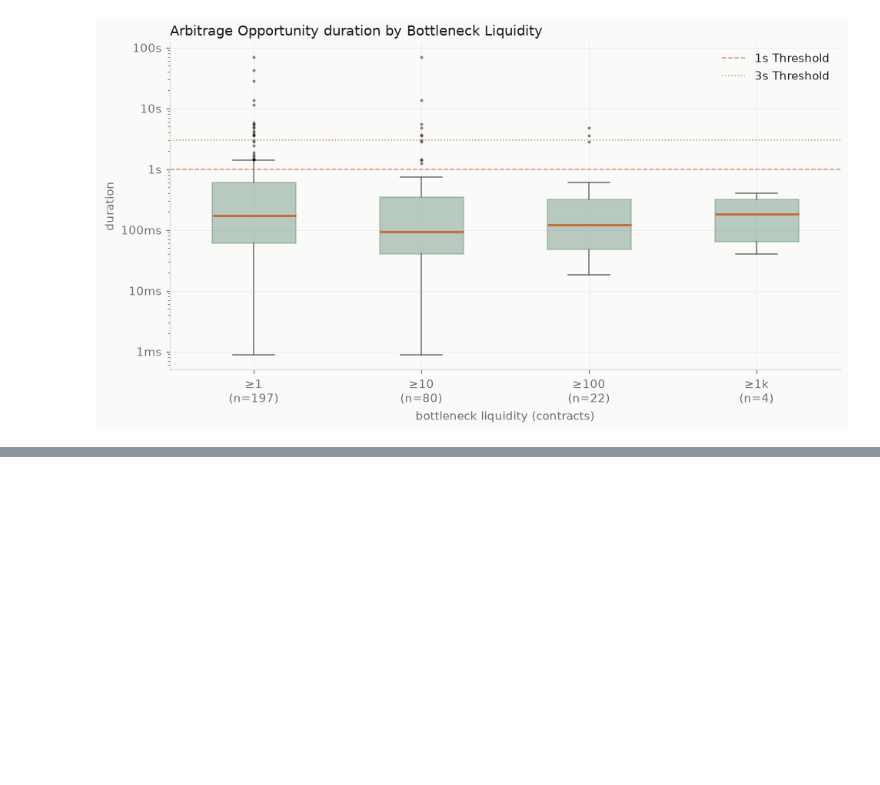
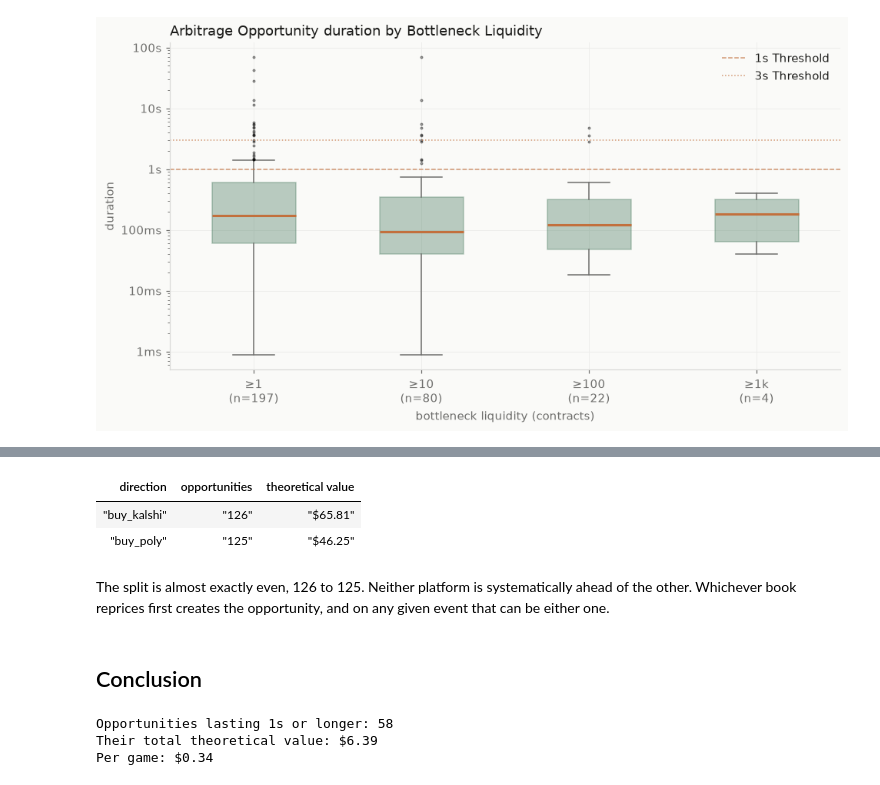
Before and after one commit to zhinit/prediction-market-analysis, a Jupyter notebook: analysis/cross_platform_arbitrage.ipynb, the cells around one changed output, grey strips where cells are left out. Saved outputs shown, nothing was run; the diff lists cells and outputs as text; code cells hidden in the pictures; blank space fills up the shorter version.

Commit message:
finalize arbitrage notebook: fixes, conclusion, case study, direction breakdown

```diff
--- a/analysis/cross_platform_arbitrage.ipynb
+++ b/analysis/cross_platform_arbitrage.ipynb
@@ -506,0 +568,29 @@ We can see that the vast majority of oppotunities disapear before the 1 second p
+# %%
+episodes.group_by("direction").agg(
+    pl.len().alias("count"),
+    pl.col("max_dollar_value").sum().alias("value"),
+).sort("direction").select(
+    pl.col("direction"),
+    fmt_count("count").alias("opportunities"),
+    pl.format("${}", pl.col("value").round(2)).alias("theoretical value"),
+)
+# %% [output]
+| direction | opportunities | theoretical value |
+| "buy_kalshi" | "126" | "$65.81" |
+| "buy_poly" | "125" | "$46.25" |
+# %% [markdown]
+The split is almost exactly even, 126 to 125. Neither platform is systematically ahead of the other. Whichever book reprices first creates the opportunity, and on any given event that can be either one.
+# %% [markdown]
+## Conclusion
+# %%
+persistent = episodes.filter(pl.col("duration_s") >= 1)
+n_persistent = len(persistent)
+value_persistent = persistent["max_dollar_value"].sum()
+
+print(f"Opportunities lasting 1s or longer: {n_persistent}")
+print(f"Their total theoretical value: ${value_persistent:.2f}")
+print(f"Per game: ${value_persistent / n_games:.2f}")
+# %% [output]
+Opportunities lasting 1s or longer: 58
+Their total theoretical value: $6.39
+Per game: $0.34
```
Also changed, not shown: parts of 18 cells of this notebook.
